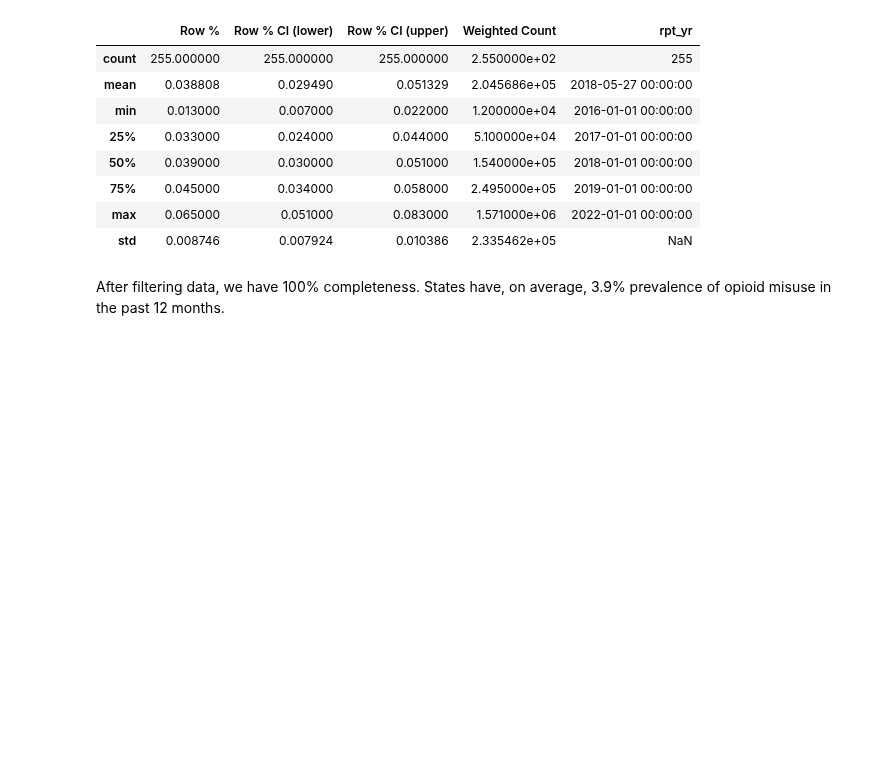
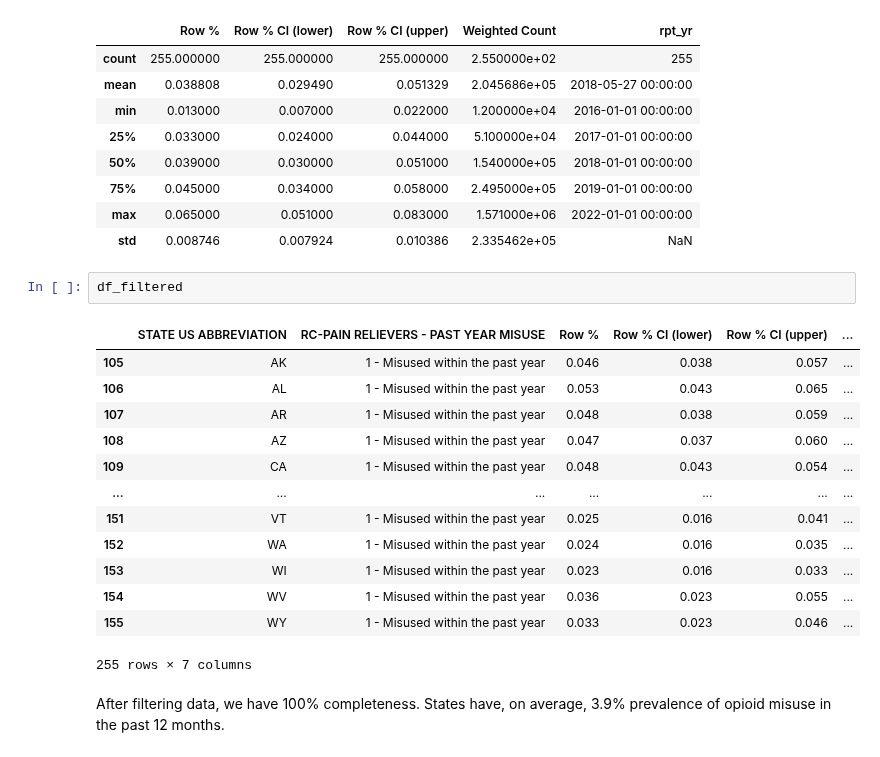
Before and after one commit to riverar9/data-602-final-project, a Jupyter notebook: Final_project_analysis.ipynb, the cells around one changed output. Drawn from its saved outputs; the diff is of its cells as text; blank space fills up the shorter version.

```diff
--- a/Final_project_analysis.ipynb
+++ b/Final_project_analysis.ipynb
@@ -185,6 +185,22 @@ None
 | 75% | 0.045000 | 0.034000 | 0.058000 | 2.495000e+05 | 2019-01-01 00:00:00 |
 | max | 0.065000 | 0.051000 | 0.083000 | 1.571000e+06 | 2022-01-01 00:00:00 |
 | std | 0.008746 | 0.007924 | 0.010386 | 2.335462e+05 | NaN |
+# %%
+df_filtered
+# %% [output]
+|  | STATE US ABBREVIATION | RC-PAIN RELIEVERS - PAST YEAR MISUSE | Row % | Row % CI (lower) | Row % CI (upper) | ... |
+| 105 | AK | 1 - Misused within the past year | 0.046 | 0.038 | 0.057 | ... |
+| 106 | AL | 1 - Misused within the past year | 0.053 | 0.043 | 0.065 | ... |
+| 107 | AR | 1 - Misused within the past year | 0.048 | 0.038 | 0.059 | ... |
+| 108 | AZ | 1 - Misused within the past year | 0.047 | 0.037 | 0.060 | ... |
+| 109 | CA | 1 - Misused within the past year | 0.048 | 0.043 | 0.054 | ... |
+| ... | ... | ... | ... | ... | ... | ... |
+| 151 | VT | 1 - Misused within the past year | 0.025 | 0.016 | 0.041 | ... |
+| 152 | WA | 1 - Misused within the past year | 0.024 | 0.016 | 0.035 | ... |
+| 153 | WI | 1 - Misused within the past year | 0.023 | 0.016 | 0.033 | ... |
+| 154 | WV | 1 - Misused within the past year | 0.036 | 0.023 | 0.055 | ... |
+| 155 | WY | 1 - Misused within the past year | 0.033 | 0.023 | 0.046 | ... |
+255 rows × 7 columns
 # %% [markdown]
 After filtering data, we have 100% completeness. States have, on average, 3.9% prevalence of opioid misuse in the past 12 months.
 # %% [markdown]
```
Also changed, not shown: parts of 4 cells of this notebook.
